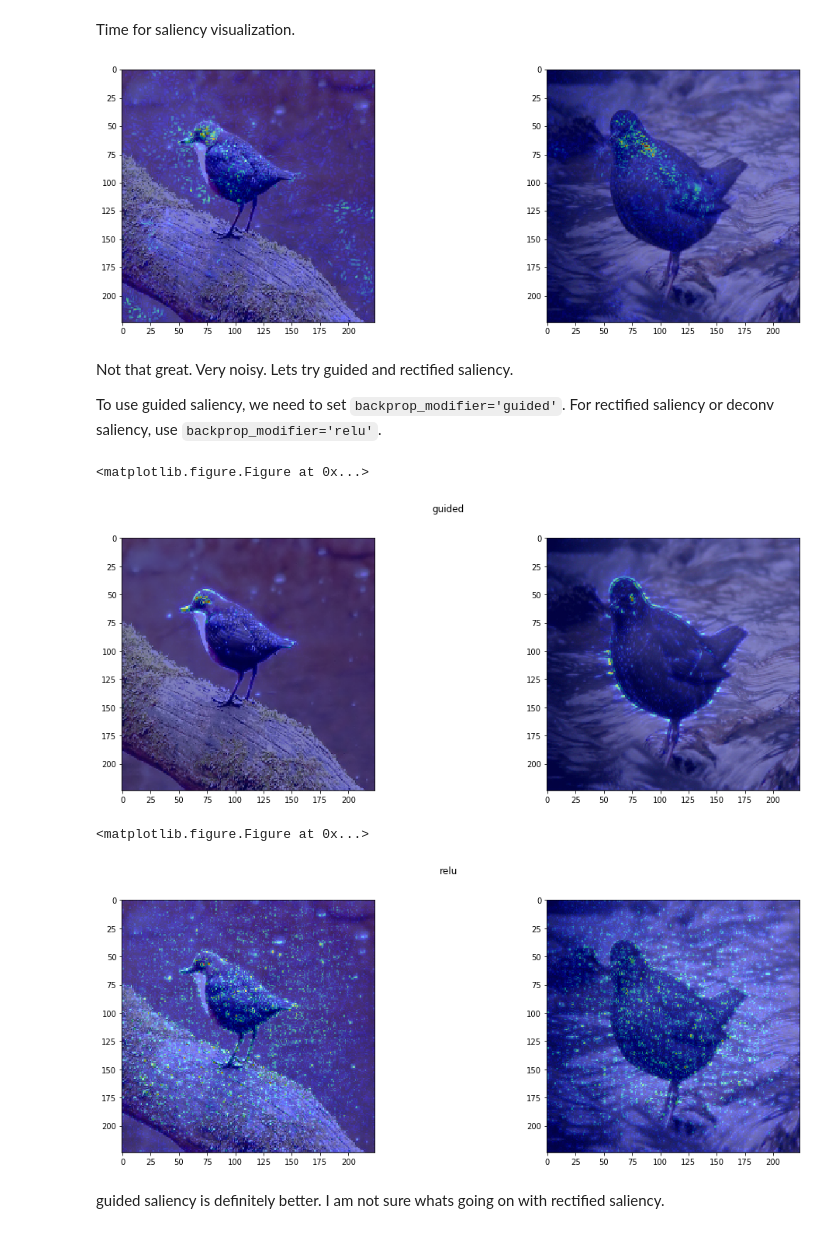
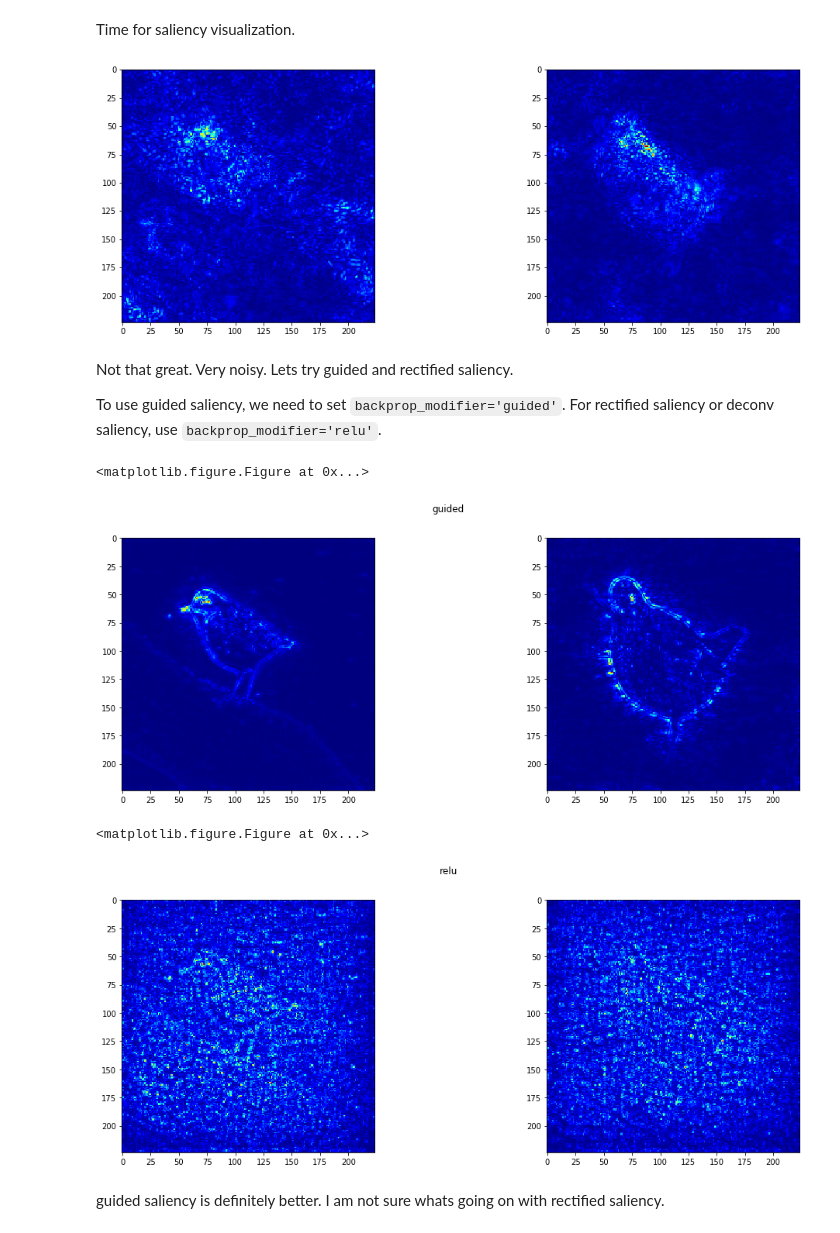
Before and after one commit to raghakot/keras-vis, a Jupyter notebook: examples/vggnet/attention.ipynb, the cells around one changed output. Saved outputs shown, nothing was run; the diff lists cells and outputs as text; code cells hidden in the pictures.

```diff
--- a/examples/vggnet/attention.ipynb
+++ b/examples/vggnet/attention.ipynb
@@ -45,20 +45,21 @@ Time for saliency visualization.
 # %%
 from vis.visualization import visualize_saliency, overlay
 from vis.utils import utils
 from keras import activations
 
 # Utility to search for layer index by name.
 # Alternatively we can specify this as -1 since it corresponds to the last layer.
 layer_idx = utils.find_layer_idx(model, 'predictions')
 
 f, ax = plt.subplots(1, 2)
 for i, img in enumerate([img1, img2]):
     # 20 is the imagenet index corresponding to `ouzel`
-    heatmap = visualize_saliency(model, layer_idx, filter_indices=20, seed_input=img)
-    # Lets overlay the heatmap onto original image.
-    ax[i].imshow(overlay(img, heatmap))
+    grads = visualize_saliency(model, layer_idx, filter_indices=20, seed_input=img)
+
+    # visualize grads as heatmap
+    ax[i].imshow(grads, cmap='jet')
 # %% [output]
-[figure, old version]
+[figure, new version]
 # %% [markdown]
 Not that great. Very noisy. Lets try guided and rectified saliency.
 
@@ -70,15 +71,15 @@ for modifier in ['guided', 'relu']:
     plt.suptitle(modifier)
     for i, img in enumerate([img1, img2]):
         # 20 is the imagenet index corresponding to `ouzel`
-        heatmap = visualize_saliency(model, layer_idx, filter_indices=20,
-                                     seed_input=img, backprop_modifier=modifier)
+        grads = visualize_saliency(model, layer_idx, filter_indices=20,
+                                   seed_input=img, backprop_modifier=modifier)
         # Lets overlay the heatmap onto original image.
-        ax[i].imshow(overlay(img, heatmap))
+        ax[i].imshow(grads, cmap='jet')
 # %% [output]
 <matplotlib.figure.Figure at 0x...>
-[figure, old version]
+[figure, new version]
 <matplotlib.figure.Figure at 0x...>
-[figure, old version]
+[figure, new version]
 # %% [markdown]
 guided saliency is definitely better. I am not sure whats going on with rectified saliency.
 # %% [markdown]
```
Also changed, not shown: parts of 1 cell of this notebook, 2 other files.
